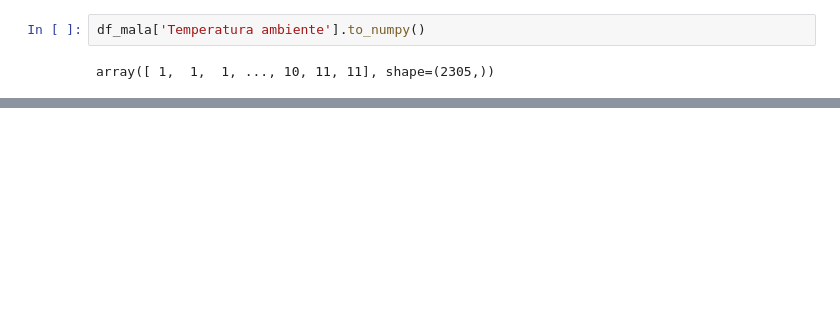
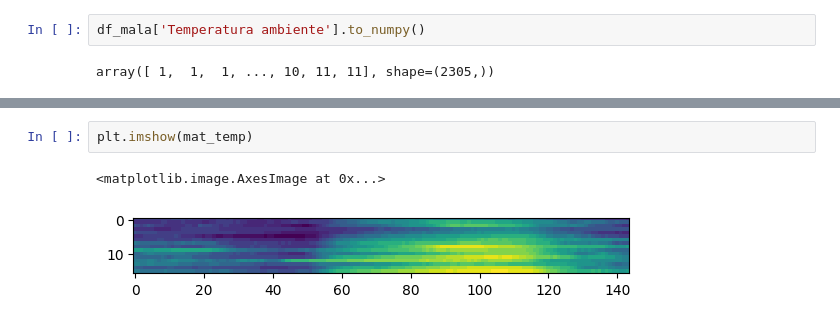
Before and after one commit to tguozden/programacion, a Jupyter notebook: clase_0925.ipynb, the cells around one changed output, grey strips where cells are left out. Saved outputs shown, nothing was run; the diff lists cells and outputs as text; blank space fills up the shorter version.

```diff
--- a/clase_0925.ipynb
+++ b/clase_0925.ipynb
@@ -171,0 +178,5 @@ Index([ 1,  1,  1,  1,  1,  1,  1,  1,  1,  1,
+# %%
+plt.imshow(mat_temp)
+# %% [output]
+<matplotlib.image.AxesImage at 0x...>
+[figure, added]
```
Also changed, not shown: parts of 4 cells of this notebook, 3 other files.
